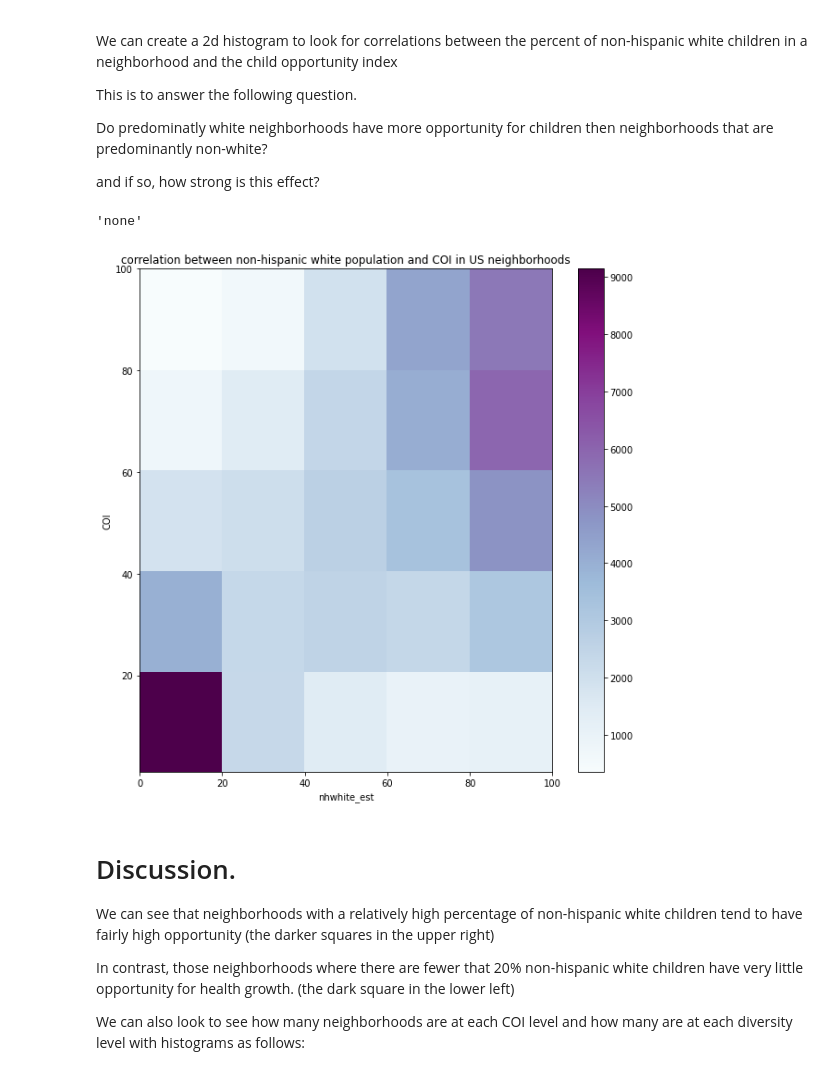
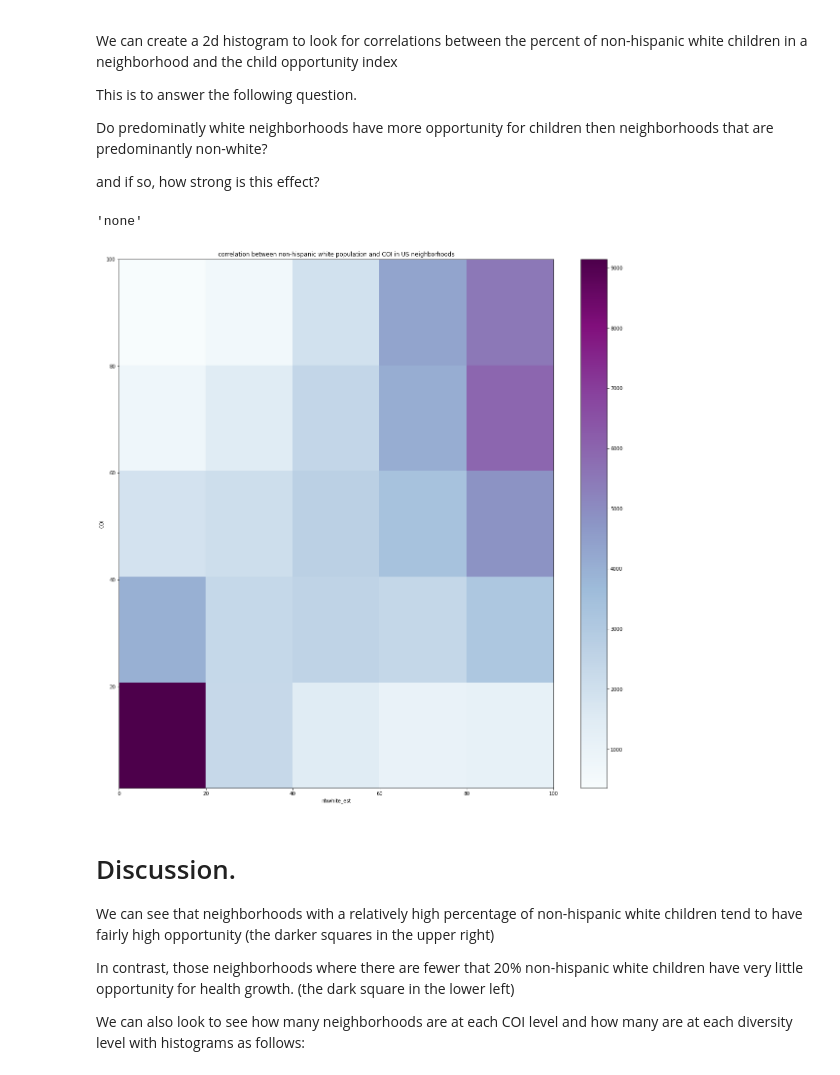
Before and after one commit to tjhickey724/cs103a, a Jupyter notebook: ChildOpportunity.ipynb, the cells around one changed output. Cells and saved outputs as stored; diff of their text form; code cells hidden in the pictures.

```diff
--- a/ChildOpportunity.ipynb
+++ b/ChildOpportunity.ipynb
@@ -254,19 +270,20 @@ Do predominatly white neighborhoods have more opportunity for children then neig
 and if so, how strong is this effect?
 # %%
 col = 'nhwhite_est'
-plt.figure(figsize=(10,10))
+plt.figure(figsize=(20,20))
+#plt.scatter(df2[col],df2['r_COI_nat'])
 plt.hist2d(df2[col],df2['r_COI_nat'], bins=(5,5), cmap=plt.cm.BuPu)
 plt.ylabel('COI')
 plt.xlabel(col)
 plt.colorbar()
 plt.title("correlation between non-hispanic white population and COI in US neighborhoods")
 plt.savefig("images/nhwhite_coi.png")
 
 
 'none'
 # %% [output]
 'none'
-[figure, old version]
+[figure, new version]
 # %% [markdown]
 # Discussion.
 We can see that neighborhoods with a relatively high percentage of non-hispanic white children tend to have fairly high opportunity (the darker squares in the upper right)
```
Also changed, not shown: parts of 11 cells of this notebook, 3 other files.
